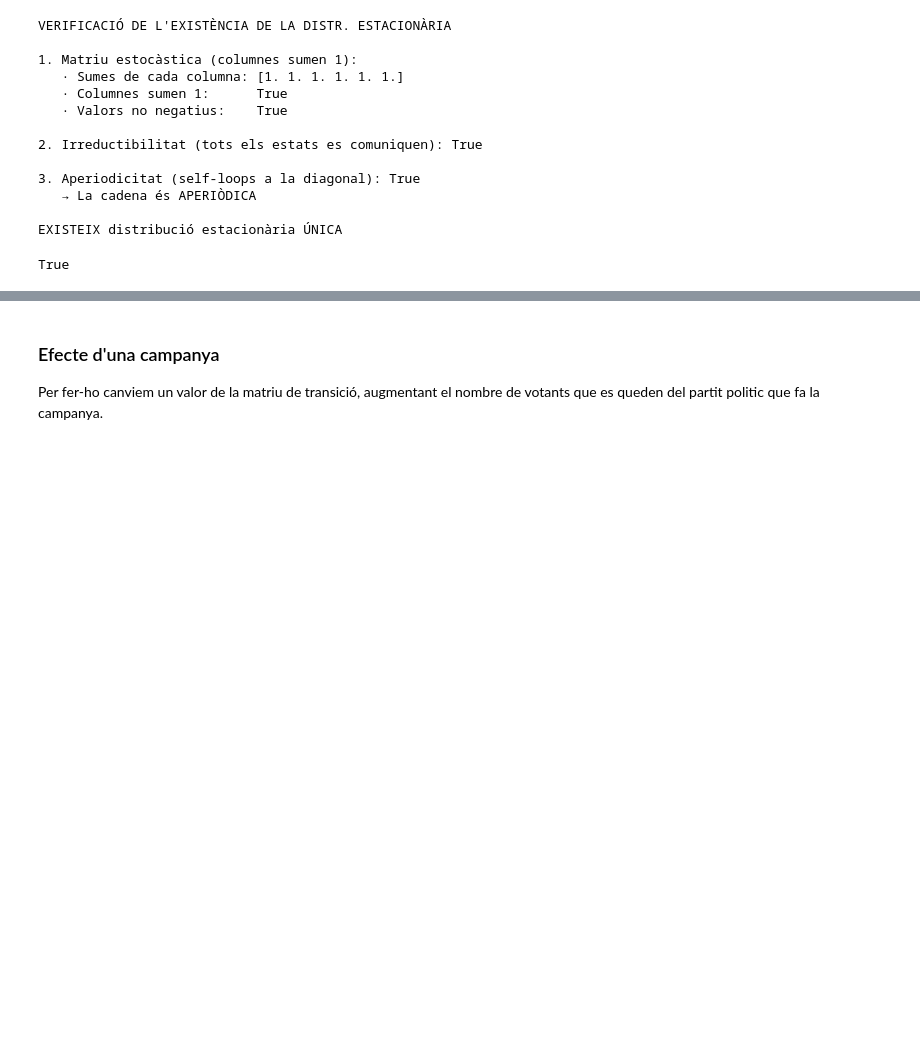
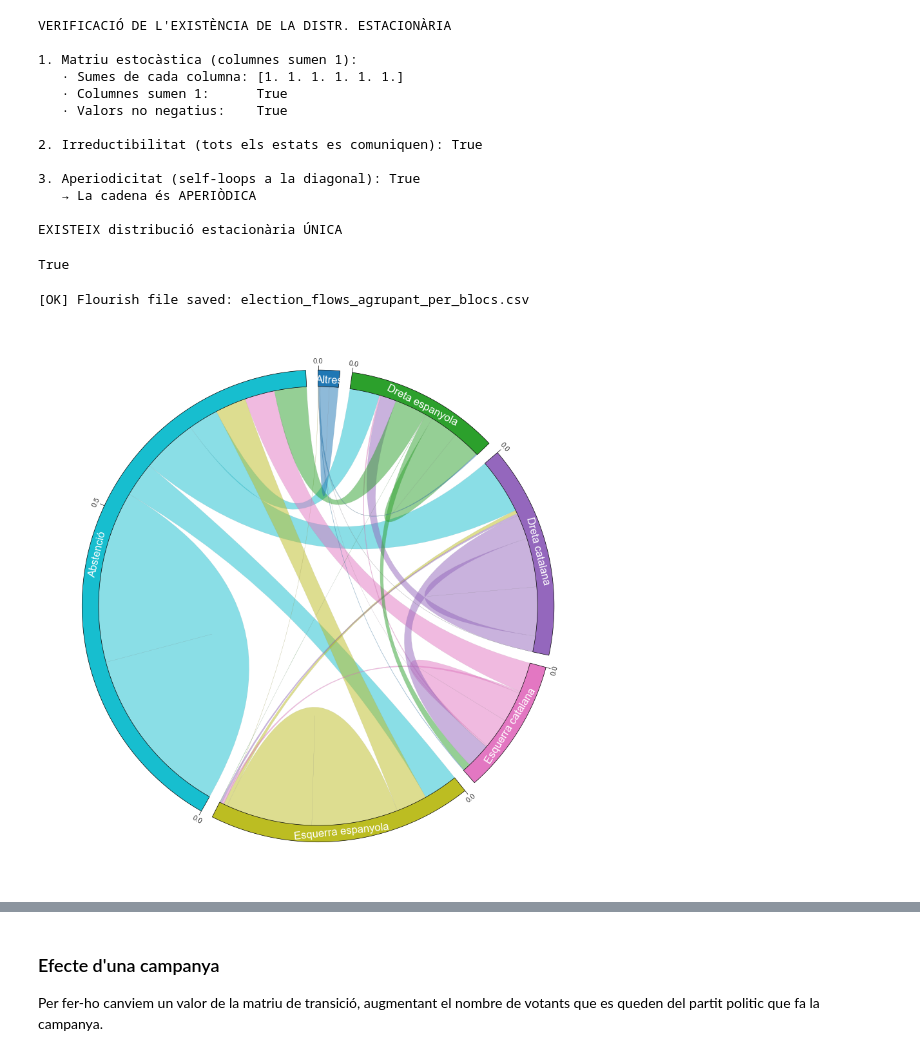
Before and after one commit to la1qa/Markov-Modelling-of-Electoral-Systems, a Jupyter notebook: agrupant_per_blocs.ipynb, the cells around one changed output, grey strips where cells are left out. Cells and saved outputs as stored; diff of their text form; code cells hidden in the pictures; blank space fills up the shorter version.

```diff
--- a/agrupant_per_blocs.ipynb
+++ b/agrupant_per_blocs.ipynb
@@ -128,6 +128,12 @@ VERIFICACIÓ DE L'EXISTÈNCIA DE LA DISTR. ESTACIONÀRIA
 
 EXISTEIX distribució estacionària ÚNICA
 True
+# %%
+mc.export_for_flourish("election_flows_agrupant_per_blocs.csv")
+mc.plot_chord()
+# %% [output]
+[OK] Flourish file saved: election_flows_agrupant_per_blocs.csv
+[figure, added]
 # %%
 mc.plot_graph()
 # %% [output]
```
Also changed, not shown: parts of 8 cells of this notebook, 27 other files.
